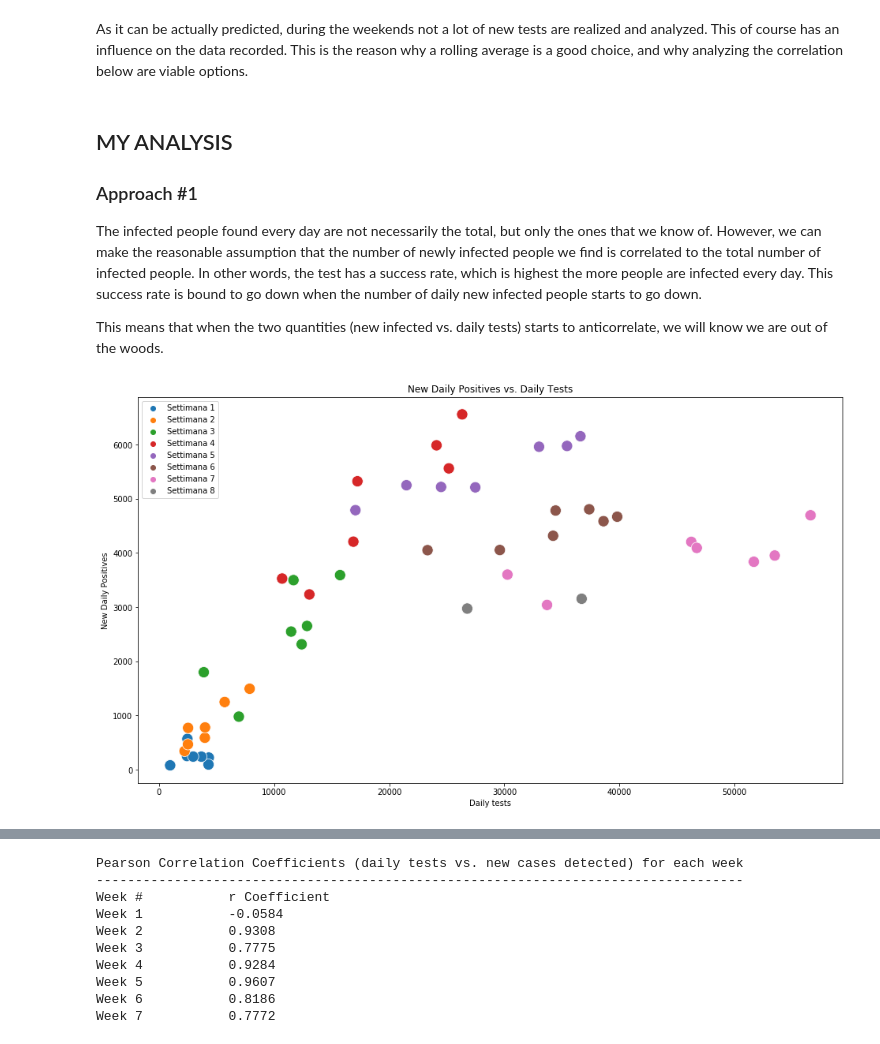
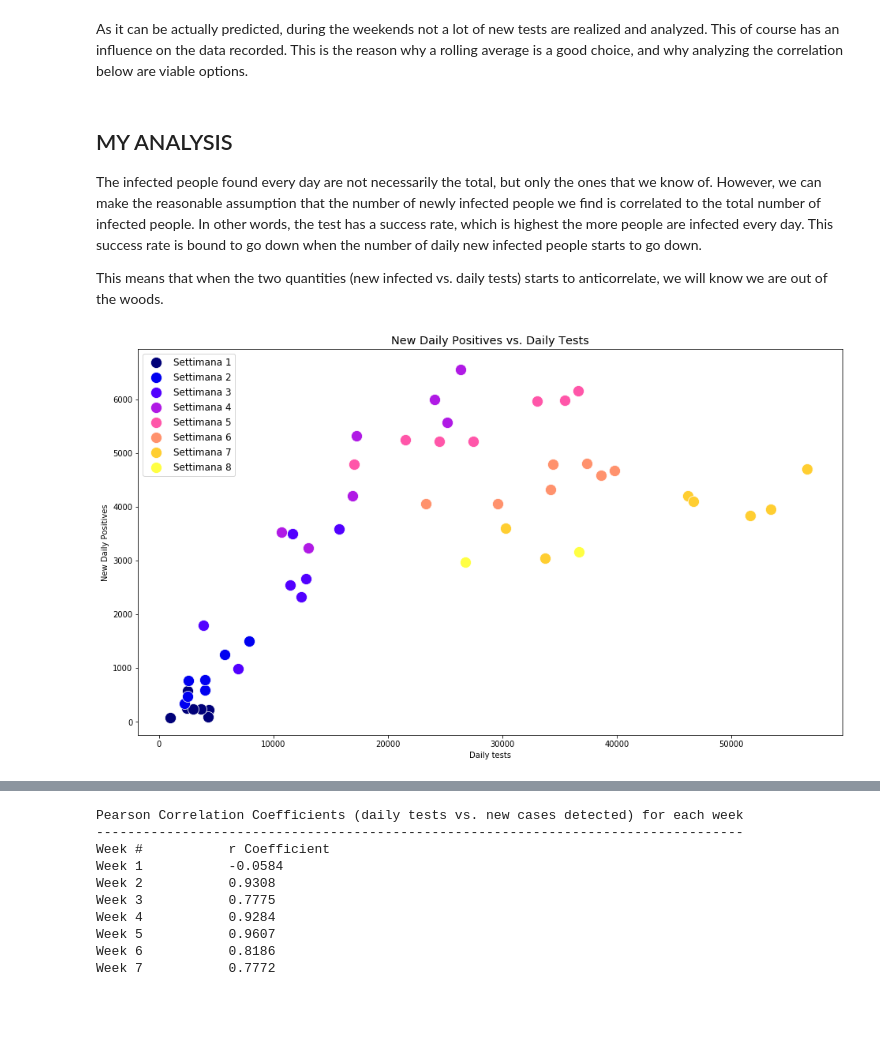
Before and after one commit to FReina/COVID-19, a Jupyter notebook: analysis_v0.2.ipynb, the cells around one changed output, grey strips where cells are left out. Saved outputs shown, nothing was run; the diff lists cells and outputs as text; code cells hidden in the pictures; blank space fills up the shorter version.

Commit message:
Changed visualization details, added confidence ellipses

```diff
--- a/analysis_v0.2.ipynb
+++ b/analysis_v0.2.ipynb
@@ -346,7 +347,6 @@ This is the list of the Mondays since the start of the reports
 As it can be actually predicted, during the weekends not a lot of new tests are realized and analyzed. This of course has an influence on the data recorded. This is the reason why a rolling average is a good choice, and why analyzing the correlation below are viable options.
 # %% [markdown]
 ## MY ANALYSIS
-### Approach #1
 
 The infected people found every day are not necessarily the total, but only the ones that we know of. However, we can make the reasonable assumption that the number of newly infected people we find is correlated to the total number of infected people. In other words, the test has a success rate, which is highest the more people are infected every day. This success rate is bound to go down when the number of daily new infected people starts to go down.
 
@@ -354,16 +380,24 @@ This means that when the two quantities (new infected vs. daily tests) starts to
 # %%
 #let's divide the data in weeks to make it easier to visualize
-content_dict['settimana'] = [];
-content_dict['settimana'].append('Settimana 1')
-for i in range(1,len(content_dict['data'])):
-    content_dict['settimana'].append('Settimana ' + str(m.ceil((i+1)/7)))
 
 plt.figure(figsize=(16,9))
-plt.title('New Daily Positives vs. Daily Tests')
-g = sns.scatterplot(x = tamponi_gionalieri, y = content_dict['nuovi_positivi'],hue= content_dict['settimana'],s=200,legend = 'full')
-g.legend(loc='upper left', bbox_to_anchor=(0, 1))
+plt.title('New Daily Positives vs. Daily Tests',fontsize = 'x-large')
+#gino = sns.scatterplot(x = tamponi_gionalieri, y = content_dict['nuovi_positivi'],palette = thecolormap,s=200,legend = 'full')
+for week in range(1,complete_weeks+1):
+    positives_this_week = [];
+    tests_this_week = [];
+    positives_this_week2 = np.zeros(7)
+    tests_this_week2 = np.zeros(7)
+    for day in range(0,len(content_dict['data'])):
+        if weekly_positives[day][0] == 'Settimana '+str(week):
+            positives_this_week.append(weekly_positives[day][1])
+            tests_this_week.append(tamponi_gionalieri[day])
+    positives_this_week2 = np.array(positives_this_week)
+    tests_this_week2 = np.array(tests_this_week)
+    this_week_points = sns.scatterplot(tests_this_week2,positives_this_week2,color = thecolormap(week*4),s=200,label = ('Settimana ' + str(week)))
 plt.xlabel('Daily tests')
 plt.ylabel('New Daily Positives')
+plt.legend(loc = 'upper left',fontsize = 'large')
 plt.show()
 # %% [output]
-[figure, old version]
+[figure, new version]
```
Also changed, not shown: parts of 9 cells of this notebook, 1 other file.
